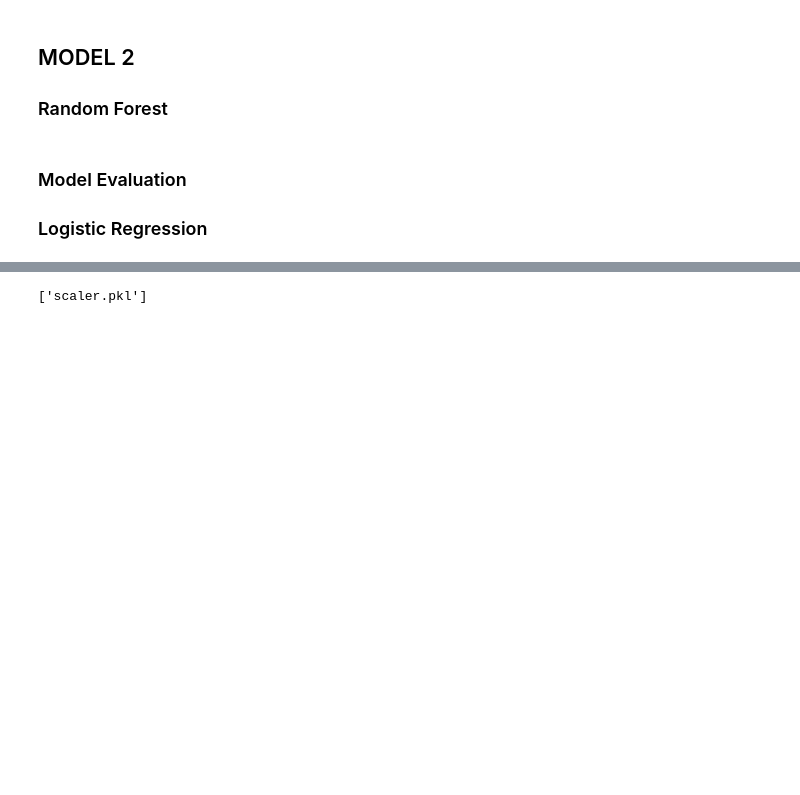
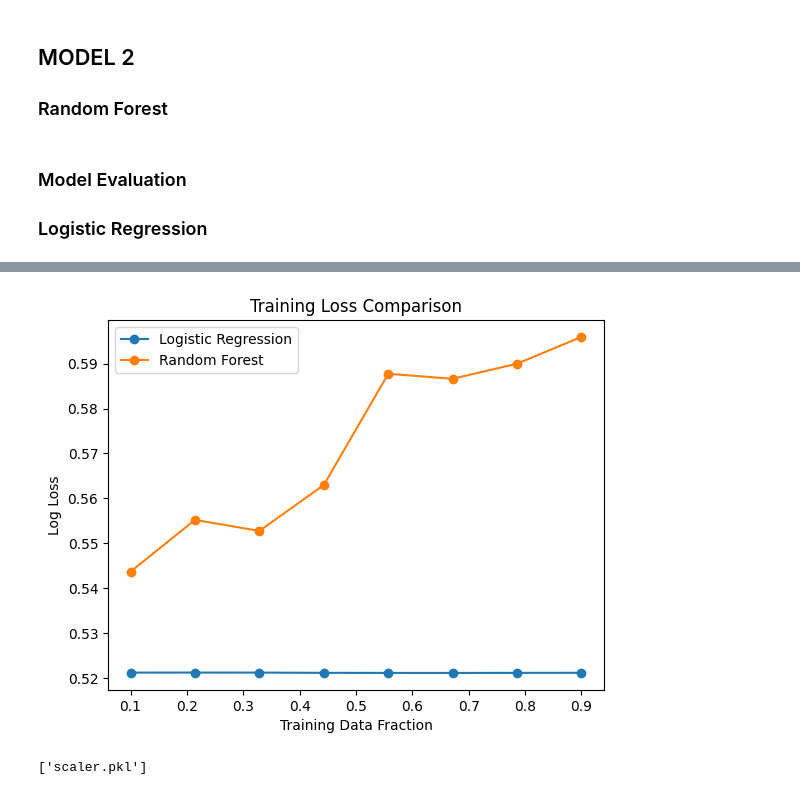
Before and after one commit to ThiwankaKT/ML_Project, a Jupyter notebook: shopping_analysis.ipynb, the cells around one changed output, grey strips where cells are left out. Drawn from its saved outputs; the diff is of its cells as text; code cells hidden in the pictures; blank space fills up the shorter version.

```diff
--- a/shopping_analysis.ipynb
+++ b/shopping_analysis.ipynb
@@ -244,3 +312,45 @@ plt.show()
+# %%
+# ---------------------------------
+# Log Loss vs Training Size
+# ---------------------------------
+from sklearn.metrics import log_loss
+
+log_loss_list = []
+rf_loss_list = []
+
+for frac in train_sizes:
+
+    X_sub, _, y_sub, _ = train_test_split(
+        X_train, y_train, train_size=frac, random_state=42, stratify=y_train
+    )
+
+    # Logistic Regression
+    X_sub_scaled = scaler.transform(X_sub)
+    log_model = LogisticRegression(max_iter=500)
+    log_model.fit(X_sub_scaled, y_sub)
+
+    log_probs = log_model.predict_proba(X_test_scaled)
+    log_loss_list.append(log_loss(y_test, log_probs))
+
+    # Random Forest
+    rf_model = RandomForestClassifier(n_estimators=200, random_state=42)
+    rf_model.fit(X_sub, y_sub)
+
+    rf_probs = rf_model.predict_proba(X_test)
+    rf_loss_list.append(log_loss(y_test, rf_probs))
+
+plt.figure()
+
+plt.plot(train_sizes, log_loss_list, marker='o', label="Logistic Regression")
+plt.plot(train_sizes, rf_loss_list, marker='o', label="Random Forest")
+
+plt.xlabel("Training Data Fraction")
+plt.ylabel("Log Loss")
+plt.title("Training Loss Comparison")
+plt.legend()
+plt.show()
+# %% [output]
+[figure, added]
 # %%
 # -------------------------
 # Save models & scaler
```
Also changed, not shown: parts of 6 cells of this notebook, 5 other files.
